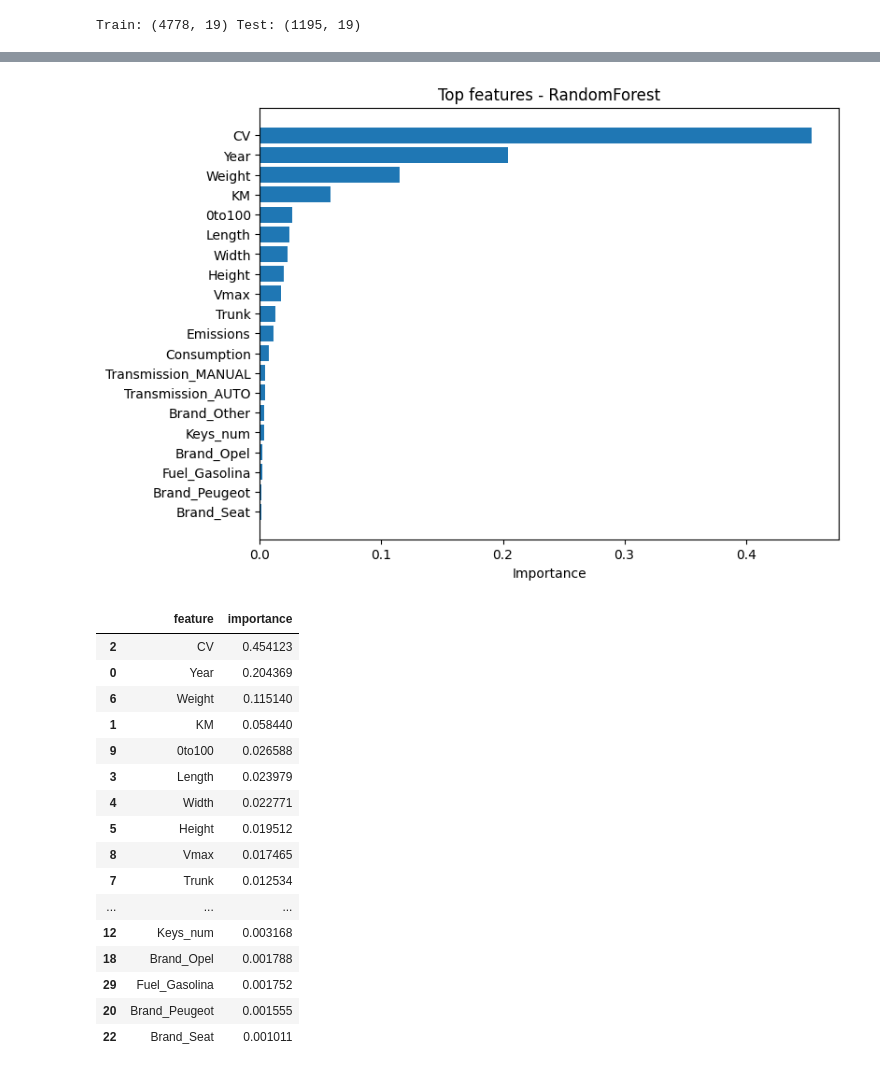
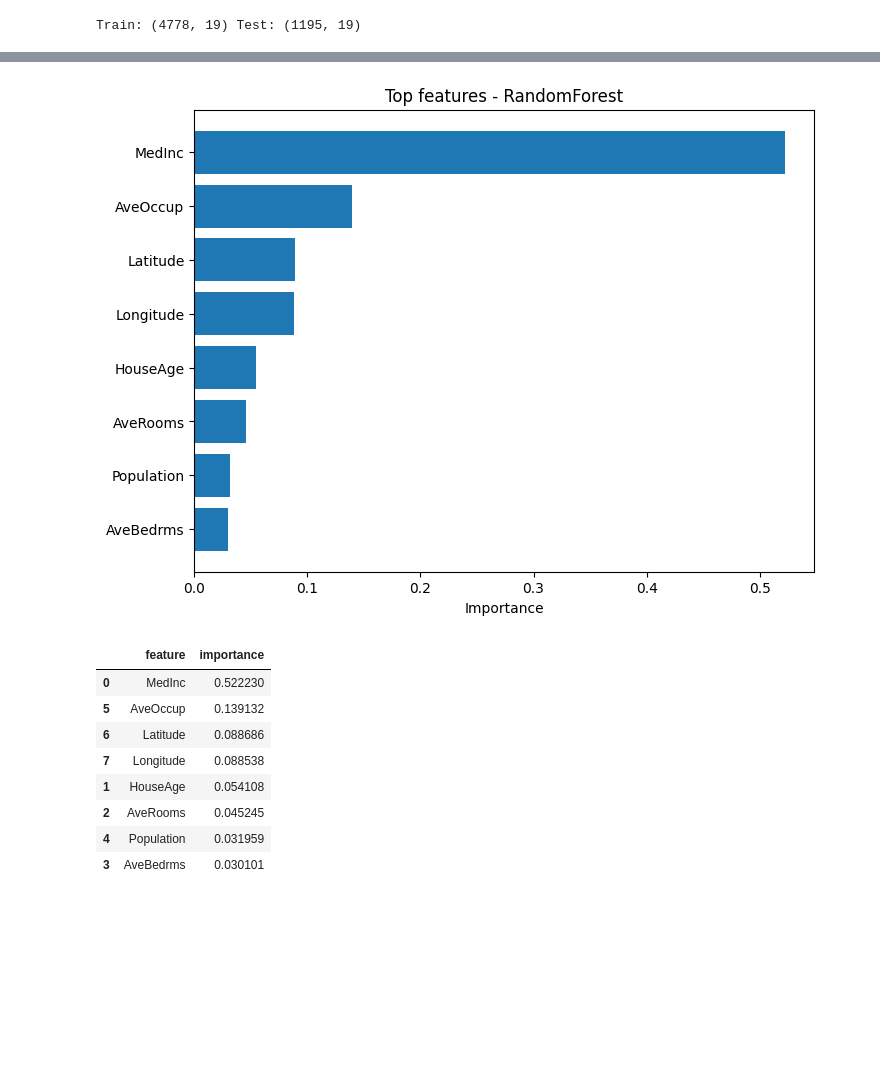
Before and after one commit to AnthonyGuanga/Coches_segunda_mano_ia, a Jupyter notebook: Cars_Price_Prediction.ipynb, the cells around one changed output, grey strips where cells are left out. Cells and saved outputs as stored; diff of their text form; code cells hidden in the pictures; blank space fills up the shorter version.

```diff
--- a/Cars_Price_Prediction.ipynb
+++ b/Cars_Price_Prediction.ipynb
@@ -196,42 +209,75 @@ pd.DataFrame(results)
 # %%
+from sklearn.ensemble import RandomForestRegressor
+from sklearn.pipeline import Pipeline
+from sklearn.compose import ColumnTransformer
+from sklearn.preprocessing import StandardScaler, OneHotEncoder
+from sklearn.model_selection import train_test_split
+from sklearn.datasets import fetch_california_housing
+import matplotlib.pyplot as plt
+import pandas as pd
+import numpy as np
 
-# 8. Importancia de variables (RandomForest)
-rf = fitted["RandomForest"].named_steps["model"]
-pre = fitted["RandomForest"].named_steps["pre"]
+# Datos
+data = fetch_california_housing(as_frame=True)
+X = data.frame.drop(columns="MedHouseVal")
+y = data.frame["MedHouseVal"]
+
+# Columnas simuladas
+numeric_cols = X.select_dtypes(include='number').columns.tolist()
+categorical_cols = []  # ← si no hay categóricas
+
+# Split
+X_train, X_test, y_train, y_test = train_test_split(X, y, random_state=42)
+
+# Preprocesamiento
+numeric_transformer = Pipeline(steps=[('scaler', StandardScaler())])
+categorical_transformer = Pipeline(steps=[('onehot', OneHotEncoder(handle_unknown='ignore'))])
+
+preprocessor = ColumnTransformer(transformers=[
+    ('num', numeric_transformer, numeric_cols),
+    ('cat', categorical_transformer, categorical_cols)
+])
+
+# Pipeline
+pipe = Pipeline(steps=[('pre', preprocessor),
+                       ('model', RandomForestRegressor(random_state=42))])
+
+pipe.fit(X_train, y_train)
+
+# Extraer pasos
+rf = pipe.named_steps["model"]
+pre = pipe.named_steps["pre"]
 
 num_names = numeric_cols
-cat_names = list(pre.named_transformers_["cat"].named_steps["onehot"].get_feature_names_out(categorical_cols))
+cat_names = []
+if categorical_cols:
+    cat_names = list(pre.named_transformers_["cat"].named_steps["onehot"].get_feature_names_out(categorical_cols))
 feat_names = num_names + cat_names
 
+# Importancias
 imp = rf.feature_importances_
-imp_df = pd.DataFrame({"feature": feat_names, "importance": imp}).sort_values("importance", ascending=False).head(20)
+imp_df = pd.DataFrame({"feature": feat_names, "importance": imp})\
+         .sort_values("importance", ascending=False).head(20)
 
+# Gráfico
 plt.figure(figsize=(8,6))
 plt.barh(imp_df["feature"][::-1], imp_df["importance"][::-1])
 plt.xlabel("Importance")
 plt.title("Top features - RandomForest")
 plt.show()
 
 imp_df
 # %% [output]
-[figure, old version]
+[figure, new version]
 |  | feature | importance |
-| 2 | CV | 0.454123 |
-| 0 | Year | 0.204369 |
-| 6 | Weight | 0.115140 |
-| 1 | KM | 0.058440 |
-| 9 | 0to100 | 0.026588 |
-| 3 | Length | 0.023979 |
-| 4 | Width | 0.022771 |
-| 5 | Height | 0.019512 |
-| 8 | Vmax | 0.017465 |
-| 7 | Trunk | 0.012534 |
-| ... | ... | ... |
-| 12 | Keys_num | 0.003168 |
-| 18 | Brand_Opel | 0.001788 |
-| 29 | Fuel_Gasolina | 0.001752 |
-| 20 | Brand_Peugeot | 0.001555 |
-| 22 | Brand_Seat | 0.001011 |
+| 0 | MedInc | 0.522230 |
+| 5 | AveOccup | 0.139132 |
+| 6 | Latitude | 0.088686 |
+| 7 | Longitude | 0.088538 |
+| 1 | HouseAge | 0.054108 |
+| 2 | AveRooms | 0.045245 |
+| 4 | Population | 0.031959 |
+| 3 | AveBedrms | 0.030101 |
 # %%
 
 # 9. Conclusiones
```
Also changed, not shown: parts of 2 cells of this notebook, 1 other file.
